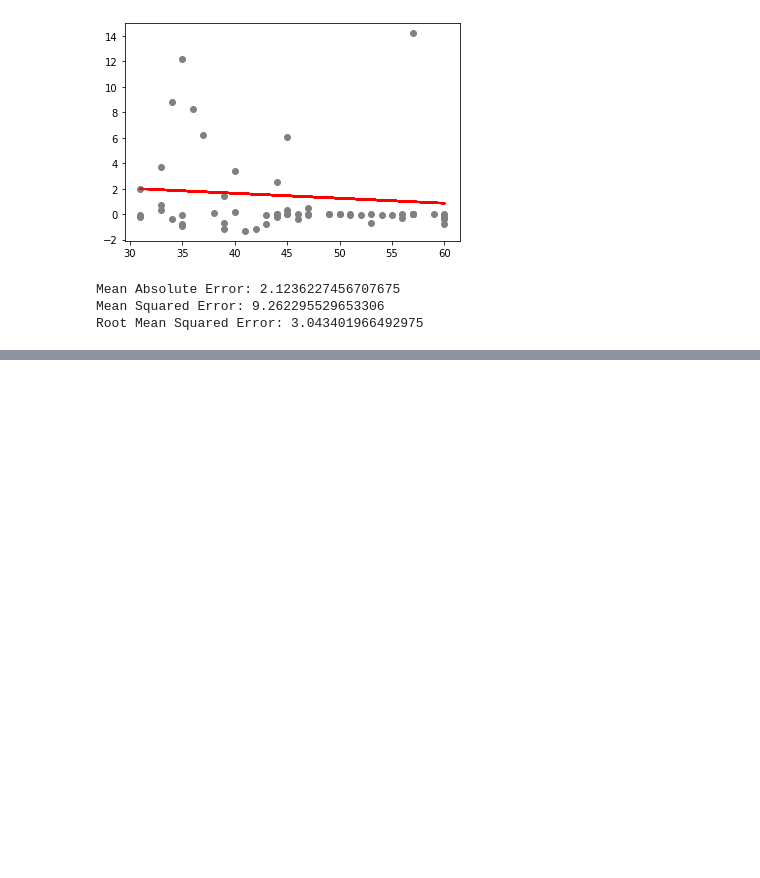
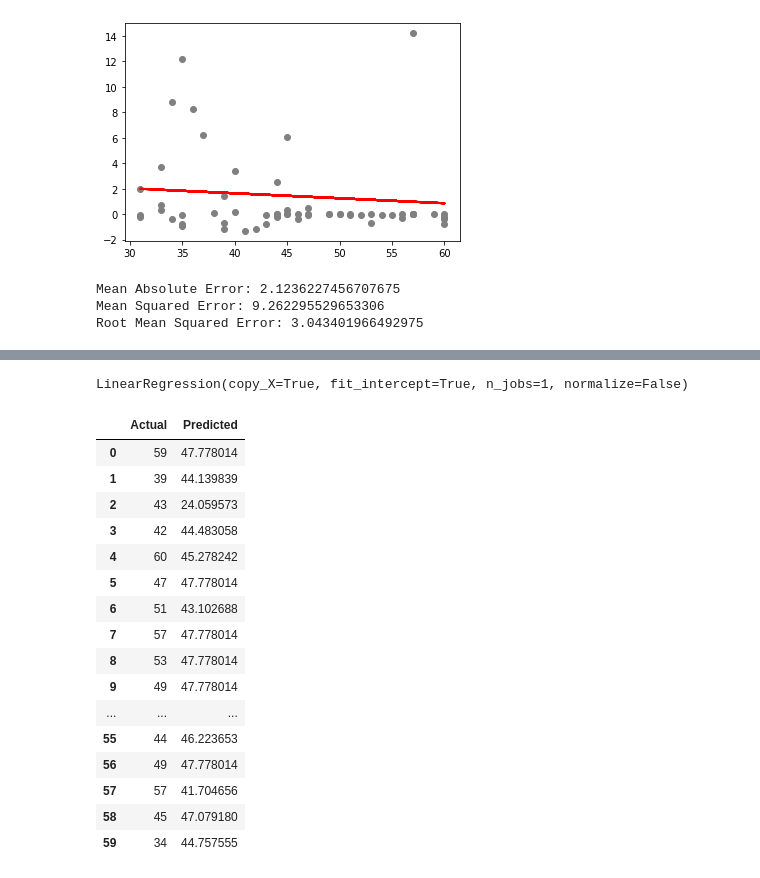
Before and after one commit to kdutta9/nba-2nd-round-analysis, a Jupyter notebook: second_rounders_analysis.ipynb, the cells around one changed output, grey strips where cells are left out. Drawn from its saved outputs; the diff is of its cells as text; code cells hidden in the pictures; blank space fills up the shorter version.

```diff
--- a/second_rounders_analysis.ipynb
+++ b/second_rounders_analysis.ipynb
@@ -289,0 +313,6 @@ Root Mean Squared Error: 3.043401966492975
+# %%
+# train model
+regressor = LinearRegression()
+regressor.fit(x_train, y_train)
+# %% [output]
+LinearRegression(copy_X=True, fit_intercept=True, n_jobs=1, normalize=False)
@@ -289,0 +324,20 @@ Root Mean Squared Error: 3.043401966492975
+# %%
+actual_vs_predicted
+# %% [output]
+|  | Actual | Predicted |
+| 0 | 59 | 47.778014 |
+| 1 | 39 | 44.139839 |
+| 2 | 43 | 24.059573 |
+| 3 | 42 | 44.483058 |
+| 4 | 60 | 45.278242 |
+| 5 | 47 | 47.778014 |
+| 6 | 51 | 43.102688 |
+| 7 | 57 | 47.778014 |
+| 8 | 53 | 47.778014 |
+| 9 | 49 | 47.778014 |
+| ... | ... | ... |
+| 55 | 44 | 46.223653 |
+| 56 | 49 | 47.778014 |
+| 57 | 57 | 41.704656 |
+| 58 | 45 | 47.079180 |
+| 59 | 34 | 44.757555 |
```
Also changed, not shown: parts of 11 cells of this notebook.
